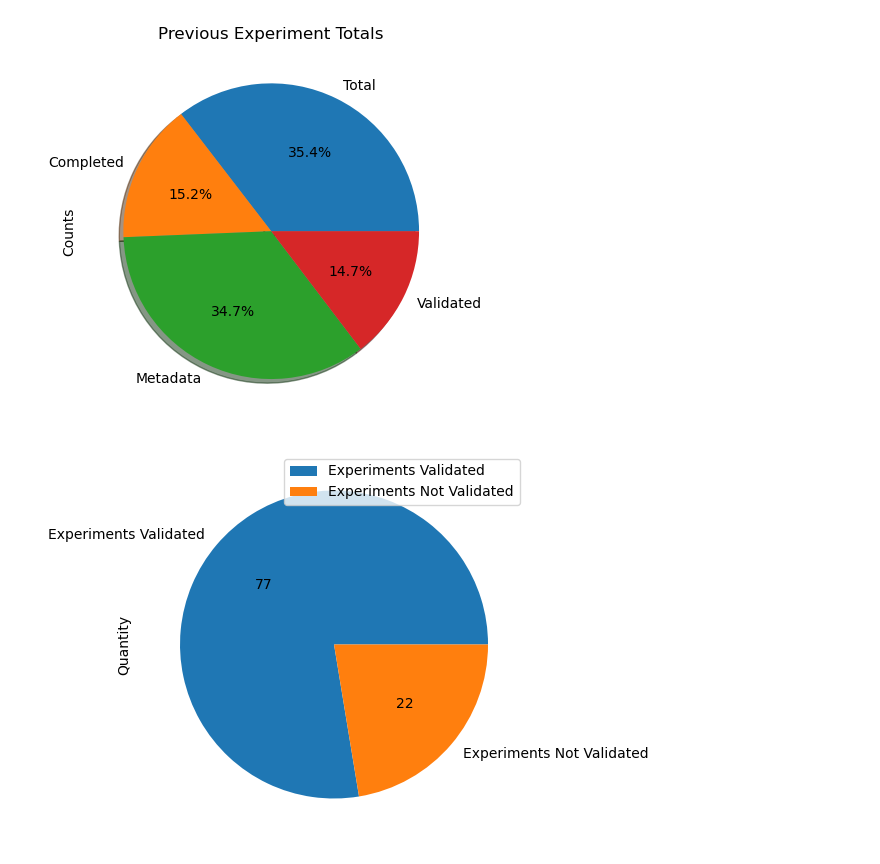
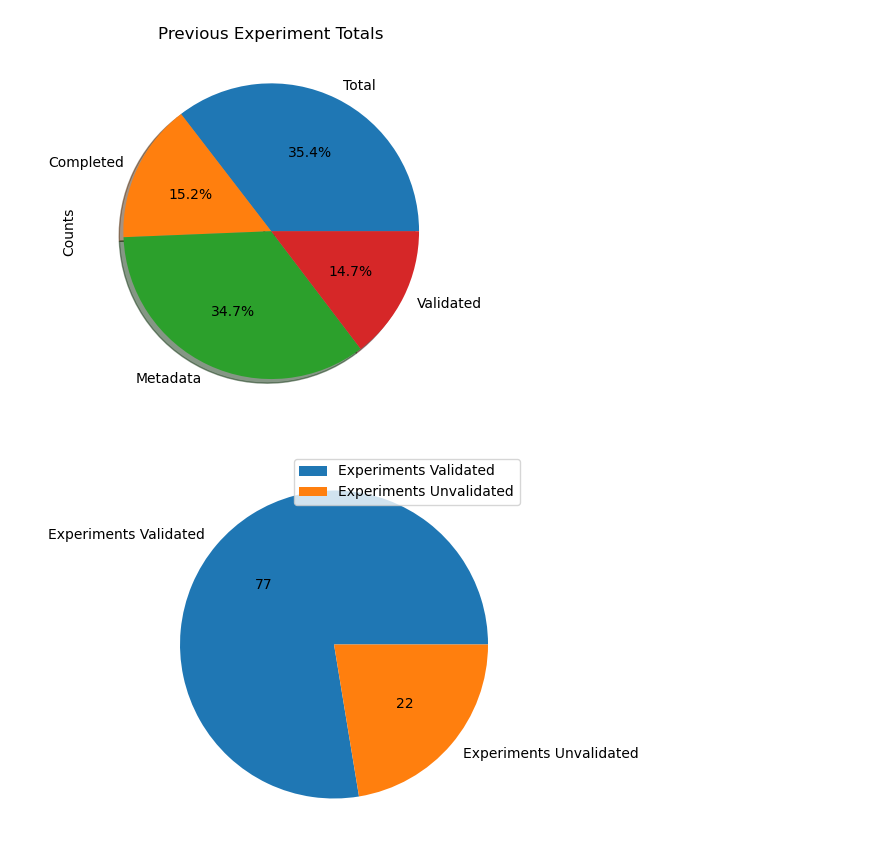
Before and after one commit to annafuller665/database-report, a Jupyter notebook: plotting_data_jupyter.ipynb, the cells around one changed output. Saved outputs shown, nothing was run; the diff lists cells and outputs as text; code cells hidden in the pictures.

Commit message:
created valentina report using updated pie chart plotting scripts

```diff
--- a/plotting_data_jupyter.ipynb
+++ b/plotting_data_jupyter.ipynb
@@ -149,17 +150,20 @@ plt.show()
 # %%
 # plate_table validated pie chart
 val_count = 0
 for val in plate_table["validated"]:
     val_count += val
 not_val = len(plate_table) - val_count
 values = [val_count, not_val]
-df_val = pd.DataFrame(values, index=["Experiments Validated", "Experiments Not Validated"], columns=['Quantity'])
+df_val = pd.DataFrame(values, index=["Experiments Validated", "Experiments Unvalidated"], columns=[' '])
 df_val.plot(kind='pie', autopct='%d', subplots=True, figsize=(5, 5))
 plt.show()
 # val_dc = {"Experiments Validated ": val_count, "Experiments Not Validated": not_val}
 # val_df = pd.DataFrame(val_dc)
+
+
+# Add title
 # %% [output]
-[figure, old version]
+[figure, new version]
 # %%
 # experiment_table pie charts
 meta = 0
```
Also changed, not shown: parts of 5 cells of this notebook, 1 other file.
